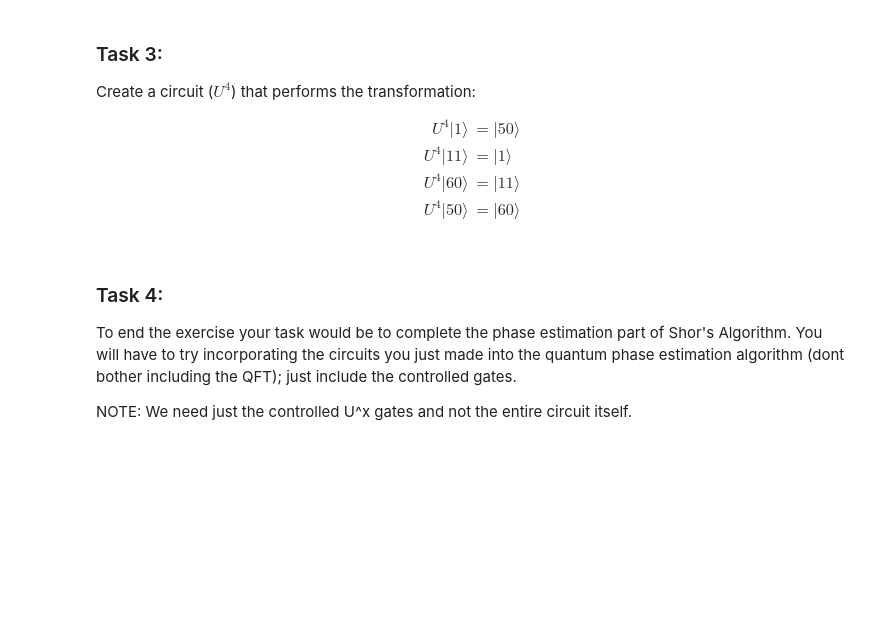
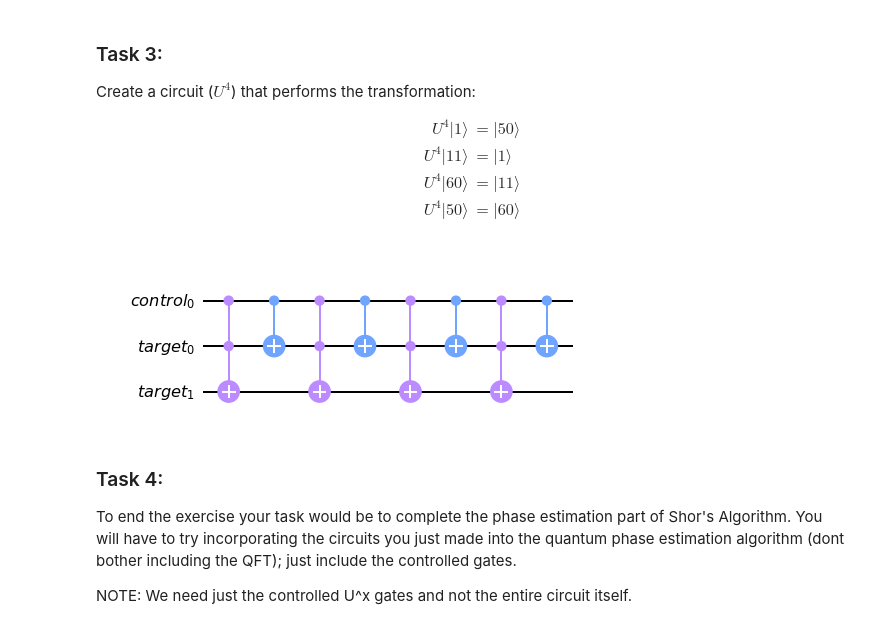
Before and after one commit to subrahmanyam-77/Quantum-Computing-Hackathon, a Jupyter notebook: SectionB_QC_Hackathon.ipynb, the cells around one changed output. Saved outputs shown, nothing was run; the diff lists cells and outputs as text; code cells hidden in the pictures; blank space fills up the shorter version.

```diff
--- a/SectionB_QC_Hackathon.ipynb
+++ b/SectionB_QC_Hackathon.ipynb
@@ -142,13 +147,21 @@ $$
 # %%
 c = QuantumRegister(1, 'control')
 t = QuantumRegister(2, 'target')
 cu4 = QuantumCircuit(c, t)
 
 # Participant code entry - START
-
-
+cu4.ccx(c, t[0], t[1])
+cu4.cx(c, t[0])
+cu4.ccx(c, t[0], t[1])
+cu4.cx(c, t[0])
+cu4.ccx(c, t[0], t[1])
+cu4.cx(c, t[0])
+cu4.ccx(c, t[0], t[1])
+cu4.cx(c, t[0])
 # Participant code entry - END
 cu4.draw('mpl')
+# %% [output]
+[figure, added]
 # %% [markdown]
 ### Task 4:
 
```
Also changed, not shown: parts of 2 cells of this notebook.
